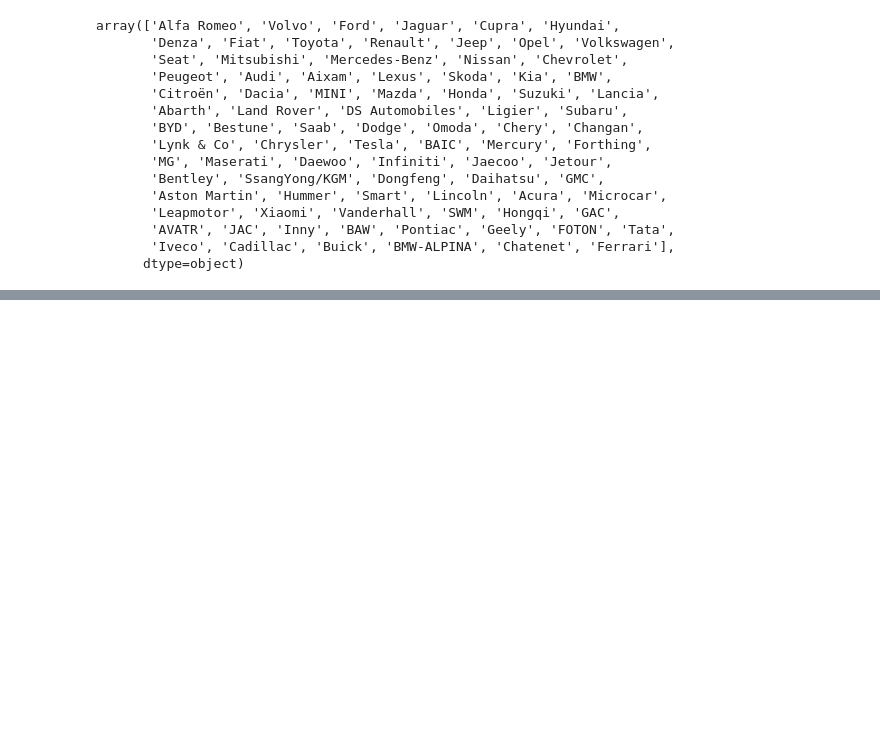
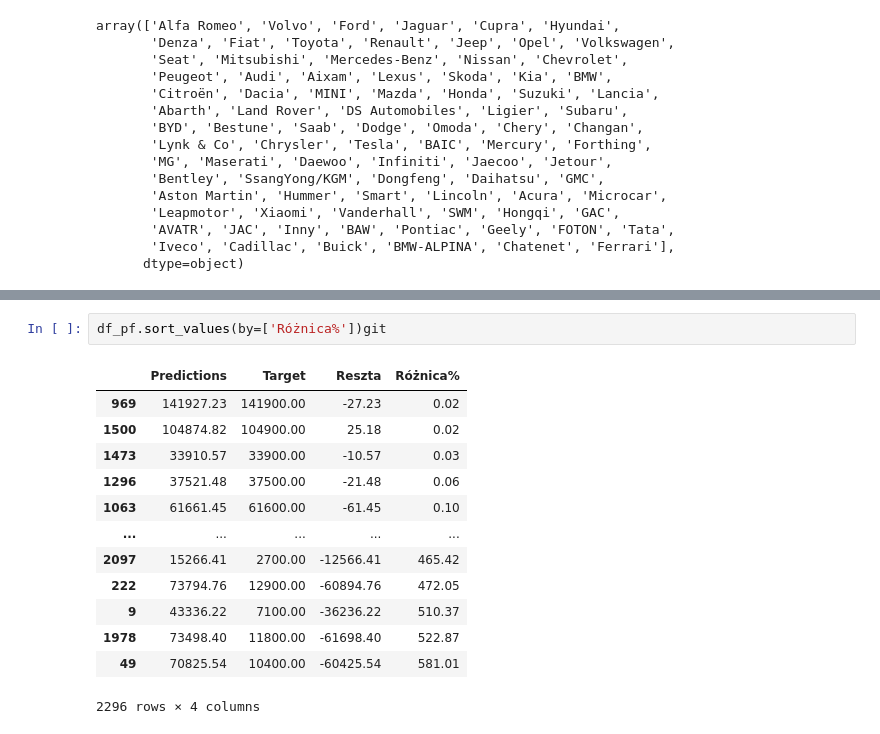
Before and after one commit to Maxik121/Otomoto-Data-Analysis, a Jupyter notebook: predictive_model.ipynb, the cells around one changed output, grey strips where cells are left out. Saved outputs shown, nothing was run; the diff lists cells and outputs as text; blank space fills up the shorter version.

```diff
--- a/predictive_model.ipynb
+++ b/predictive_model.ipynb
@@ -410,0 +514,16 @@ array(['Alfa Romeo', 'Volvo', 'Ford', 'Jaguar', 'Cupra', 'Hyundai',
+# %%
+df_pf.sort_values(by=['Różnica%'])git
+# %% [output]
+|  | Predictions | Target | Reszta | Różnica% |
+| 969 | 141927.23 | 141900.00 | -27.23 | 0.02 |
+| 1500 | 104874.82 | 104900.00 | 25.18 | 0.02 |
+| 1473 | 33910.57 | 33900.00 | -10.57 | 0.03 |
+| 1296 | 37521.48 | 37500.00 | -21.48 | 0.06 |
+| 1063 | 61661.45 | 61600.00 | -61.45 | 0.10 |
+| ... | ... | ... | ... | ... |
+| 2097 | 15266.41 | 2700.00 | -12566.41 | 465.42 |
+| 222 | 73794.76 | 12900.00 | -60894.76 | 472.05 |
+| 9 | 43336.22 | 7100.00 | -36236.22 | 510.37 |
+| 1978 | 73498.40 | 11800.00 | -61698.40 | 522.87 |
+| 49 | 70825.54 | 10400.00 | -60425.54 | 581.01 |
+2296 rows × 4 columns
```
Also changed, not shown: parts of 12 cells of this notebook.
